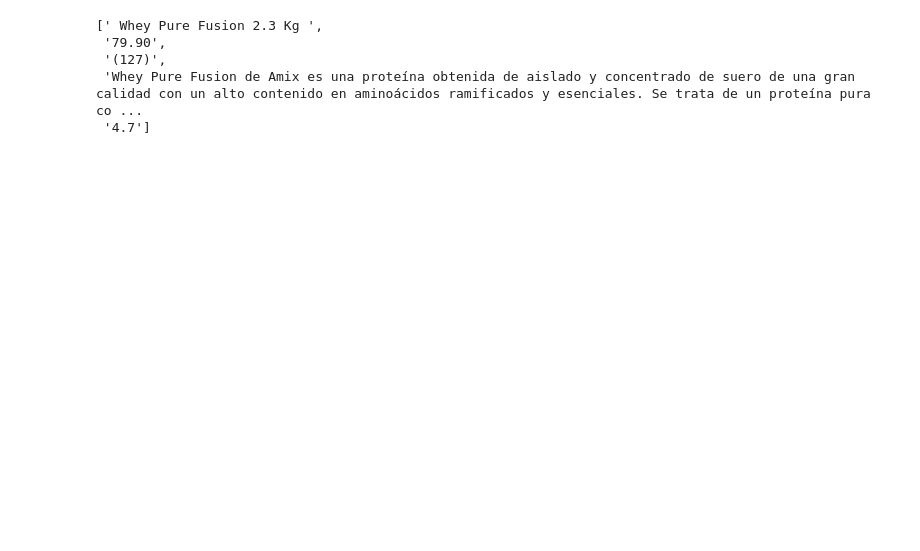
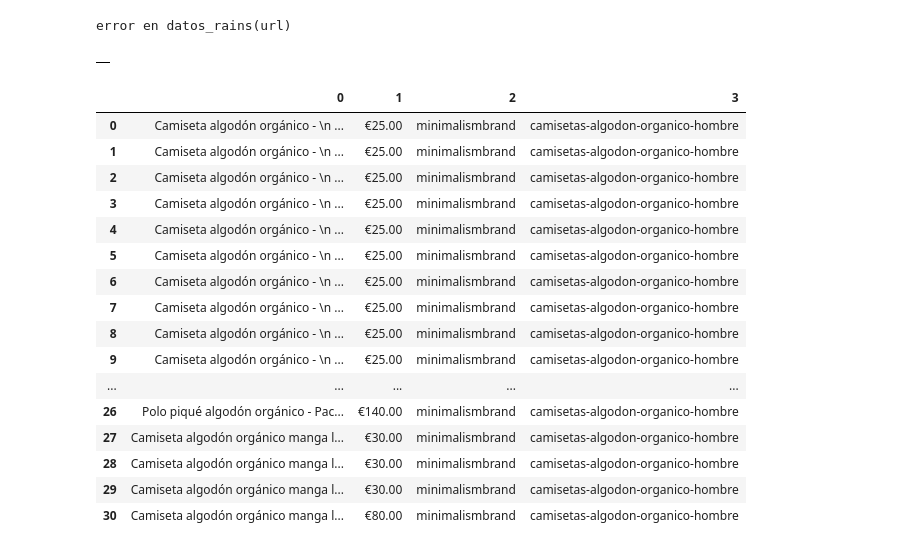
Before and after one commit to santiagorodriguez-dev/MarketingDataDay, a Jupyter notebook: notebooks/01_scrap_Santi.ipynb, the cells around one changed output. Cells and saved outputs as stored; diff of their text form; code cells hidden in the pictures; blank space fills up the shorter version.

```diff
--- a/notebooks/01_scrap_Santi.ipynb
+++ b/notebooks/01_scrap_Santi.ipynb
@@ -43,8 +0,0 @@ lista_productos = sc.scrap_fuerte(Sopa_produc)
-# %%
-lista_productos[1]
-# %% [output]
-[' Whey Pure Fusion 2.3 Kg ',
- '79.90',
- '(127)',
- 'Whey Pure Fusion de Amix es una proteína obtenida de aislado y concentrado de suero de una gran calidad con un alto contenido en aminoácidos ramificados y esenciales. Se trata de un proteína pura co ...
- '4.7']
@@ -57,0 +7,31 @@ df = df.drop(columns=['Nombre y peso'])
+# %%
+url = "https://www.es.rains.com/collections/waterproof-tote-bags"
+web = "rains"
+sp.datos_rains(url, web)
+# %% [output]
+error en datos_rains(url)
+|  |
+# %%
+url = "https://minimalismbrand.com/collections/camisetas-algodon-organico"
+web = "minimalismbrand"
+categorias = "camisetas-algodon-organico-hombre"
+df_1 = sp.datos_minimalismbrand_camisetas(url, web, categorias)
+df_1
+# %% [output]
+|  | 0 | 1 | 2 | 3 |
+| 0 | Camiseta algodón orgánico - \n ... | €25.00 | minimalismbrand | camisetas-algodon-organico-hombre |
+| 1 | Camiseta algodón orgánico - \n ... | €25.00 | minimalismbrand | camisetas-algodon-organico-hombre |
+| 2 | Camiseta algodón orgánico - \n ... | €25.00 | minimalismbrand | camisetas-algodon-organico-hombre |
+| 3 | Camiseta algodón orgánico - \n ... | €25.00 | minimalismbrand | camisetas-algodon-organico-hombre |
+| 4 | Camiseta algodón orgánico - \n ... | €25.00 | minimalismbrand | camisetas-algodon-organico-hombre |
+| 5 | Camiseta algodón orgánico - \n ... | €25.00 | minimalismbrand | camisetas-algodon-organico-hombre |
+| 6 | Camiseta algodón orgánico - \n ... | €25.00 | minimalismbrand | camisetas-algodon-organico-hombre |
+| 7 | Camiseta algodón orgánico - \n ... | €25.00 | minimalismbrand | camisetas-algodon-organico-hombre |
+| 8 | Camiseta algodón orgánico - \n ... | €25.00 | minimalismbrand | camisetas-algodon-organico-hombre |
+| 9 | Camiseta algodón orgánico - \n ... | €25.00 | minimalismbrand | camisetas-algodon-organico-hombre |
+| ... | ... | ... | ... | ... |
+| 26 | Polo piqué algodón orgánico - Pac... | €140.00 | minimalismbrand | camisetas-algodon-organico-hombre |
+| 27 | Camiseta algodón orgánico manga l... | €30.00 | minimalismbrand | camisetas-algodon-organico-hombre |
+| 28 | Camiseta algodón orgánico manga l... | €30.00 | minimalismbrand | camisetas-algodon-organico-hombre |
+| 29 | Camiseta algodón orgánico manga l... | €30.00 | minimalismbrand | camisetas-algodon-organico-hombre |
+| 30 | Camiseta algodón orgánico manga l... | €80.00 | minimalismbrand | camisetas-algodon-organico-hombre |
```
Also changed, not shown: parts of 25 cells of this notebook, 6 other files.
